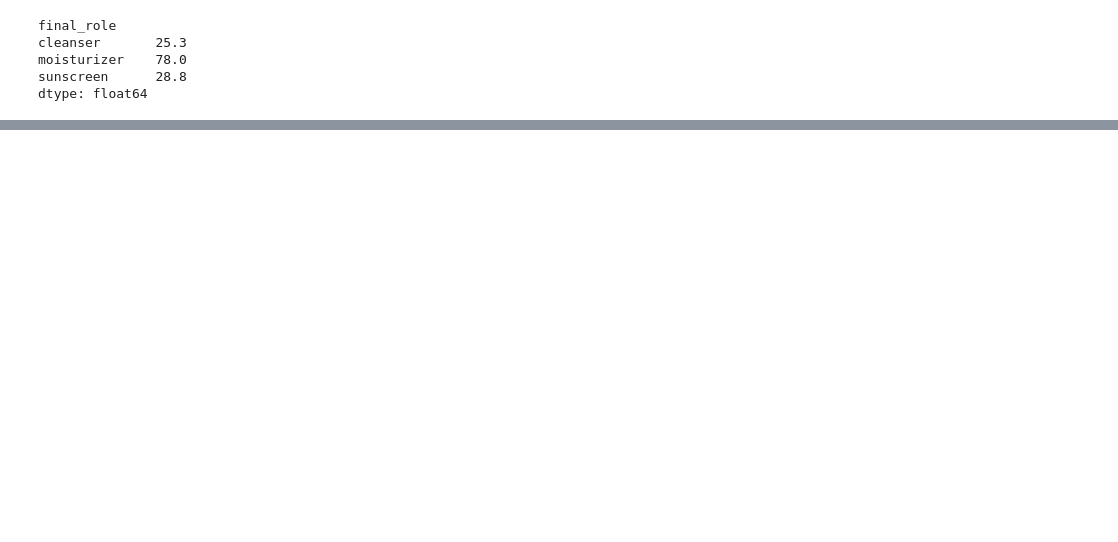
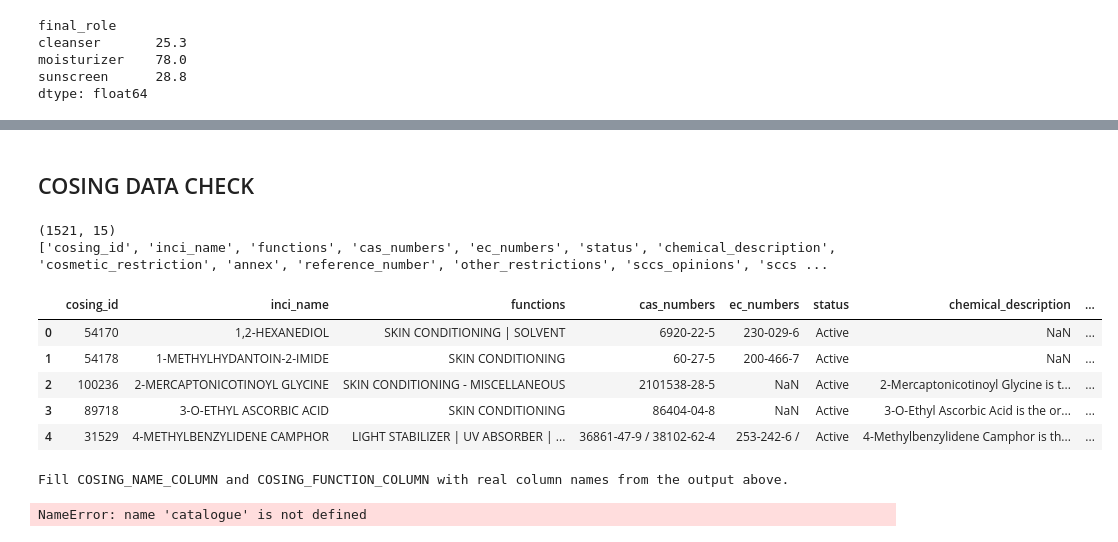
Before and after one commit to imanemoujahid00-oss/Swan, a Jupyter notebook: notebooks/loredana_data_check_questionnaire.ipynb, the cells around one changed output, grey strips where cells are left out. Cells and saved outputs as stored; diff of their text form; code cells hidden in the pictures; blank space fills up the shorter version.

```diff
--- a/notebooks/loredana_data_check_questionnaire.ipynb
+++ b/notebooks/loredana_data_check_questionnaire.ipynb
@@ -512,0 +675,30 @@ dtype: float64
+# %% [markdown]
+## COSING DATA CHECK
+# %%
+cosing = pd.read_csv("../raw_data/Swan_CosIng_Ingredient_Reference_2026-10-26.csv")
+print(cosing.shape)
+print(cosing.columns.tolist())
+cosing.head()
+# %% [output]
+(1521, 15)
+['cosing_id', 'inci_name', 'functions', 'cas_numbers', 'ec_numbers', 'status', 'chemical_description', 'cosmetic_restriction', 'annex', 'reference_number', 'other_restrictions', 'sccs_opinions', 'sccs ...
+|  | cosing_id | inci_name | functions | cas_numbers | ec_numbers | status | chemical_description | ... |
+| 0 | 54170 | 1,2-HEXANEDIOL | SKIN CONDITIONING | SOLVENT | 6920-22-5 | 230-029-6 | Active | NaN | ... |
+| 1 | 54178 | 1-METHYLHYDANTOIN-2-IMIDE | SKIN CONDITIONING | 60-27-5 | 200-466-7 | Active | NaN | ... |
+| 2 | 100236 | 2-MERCAPTONICOTINOYL GLYCINE | SKIN CONDITIONING - MISCELLANEOUS | 2101538-28-5 | NaN | Active | 2-Mercaptonicotinoyl Glycine is t... | ... |
+| 3 | 89718 | 3-O-ETHYL ASCORBIC ACID | SKIN CONDITIONING | 86404-04-8 | NaN | Active | 3-O-Ethyl Ascorbic Acid is the or... | ... |
+| 4 | 31529 | 4-METHYLBENZYLIDENE CAMPHOR | LIGHT STABILIZER | UV ABSORBER | ... | 36861-47-9 / 38102-62-4 | 253-242-6 / | Active | 4-Methylbenzylidene Camphor is th... | ... |
+# %%
+COSING_NAME_COLUMN = "..."       # e.g. the INCI name column
+COSING_FUNCTION_COLUMN = "..."   # e.g. the function column
+
+if COSING_NAME_COLUMN in cosing.columns and COSING_FUNCTION_COLUMN in cosing.columns:
+    cosing["ingredient"] = cosing[COSING_NAME_COLUMN].astype(str).str.lower().str.strip()
+    merged = ingredients_long.merge(cosing[["ingredient", COSING_FUNCTION_COLUMN]], on="ingredient", how="left")
+    found = merged[COSING_FUNCTION_COLUMN].notnull()
+    print("Ingredient mentions found in CosIng:", round(found.mean() * 100, 1), "%")
+    print(merged[~found]["ingredient"].value_counts().head(20))
+else:
+    print("Fill COSING_NAME_COLUMN and COSING_FUNCTION_COLUMN with real column names from the output above.")
+# %% [output]
+Fill COSING_NAME_COLUMN and COSING_FUNCTION_COLUMN with real column names from the output above.
@@ -512,0 +746,23 @@ dtype: float64
+# %%
+test_profiles = [
+    {"name": "oily, reactive, avoid fragrance", "is_adult": True, "concern": "acne_prone", "blemish_level": 2,
+     "referral_flags": [], "skin_type": "oily", "reactivity": True, "avoid": ["fragrance"]},
+    {"name": "dry, not reactive, no avoid", "is_adult": True, "concern": "acne_prone", "blemish_level": 1,
+     "referral_flags": [], "skin_type": "dry", "reactivity": False, "avoid": []},
+    {"name": "avoid both", "is_adult": True, "concern": "acne_prone", "blemish_level": 3,
+     "referral_flags": [], "skin_type": "combination", "reactivity": True, "avoid": ["fragrance", "essential_oils"]},
+    {"name": "severe blemishes (referral)", "is_adult": True, "concern": "acne_prone", "blemish_level": 5,
+     "referral_flags": [], "skin_type": "oily", "reactivity": False, "avoid": []},
+    {"name": "pregnant (referral)", "is_adult": True, "concern": "acne_prone", "blemish_level": 2,
+     "referral_flags": ["pregnant_or_breastfeeding"], "skin_type": "normal", "reactivity": False, "avoid": []},
+]
+
+for profile in test_profiles:
+    result = recommend(profile, catalogue)
+    print("====", profile["name"])
+    if isinstance(result, str):
+        print(result)
+    else:
+        print(result[["product_name", "brand", "score"]].to_string(index=False))
+# %% [output]
+NameError: name 'catalogue' is not defined
```
Also changed, not shown: parts of 25 cells of this notebook, 1 other file.
